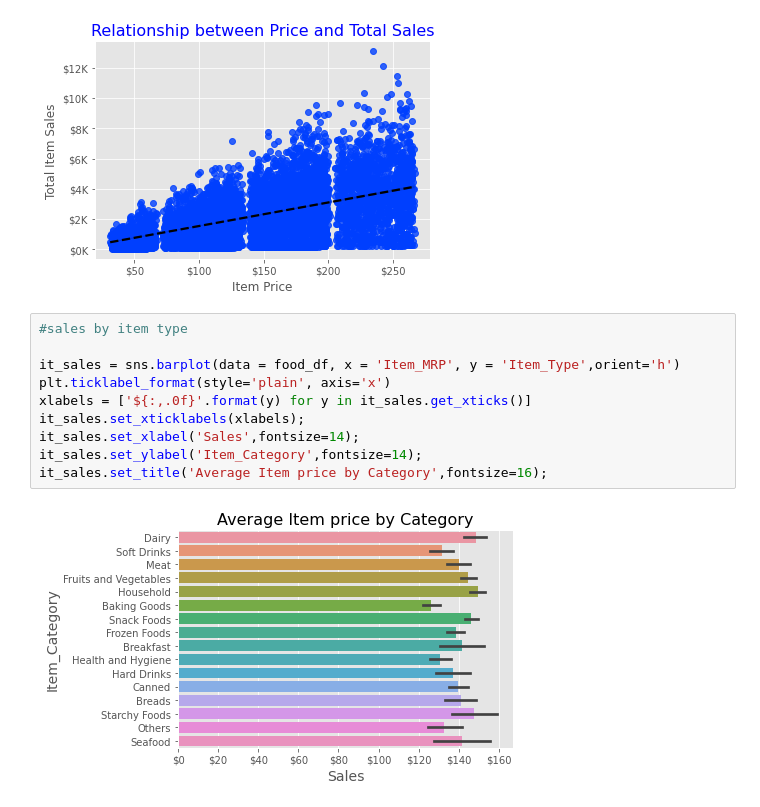
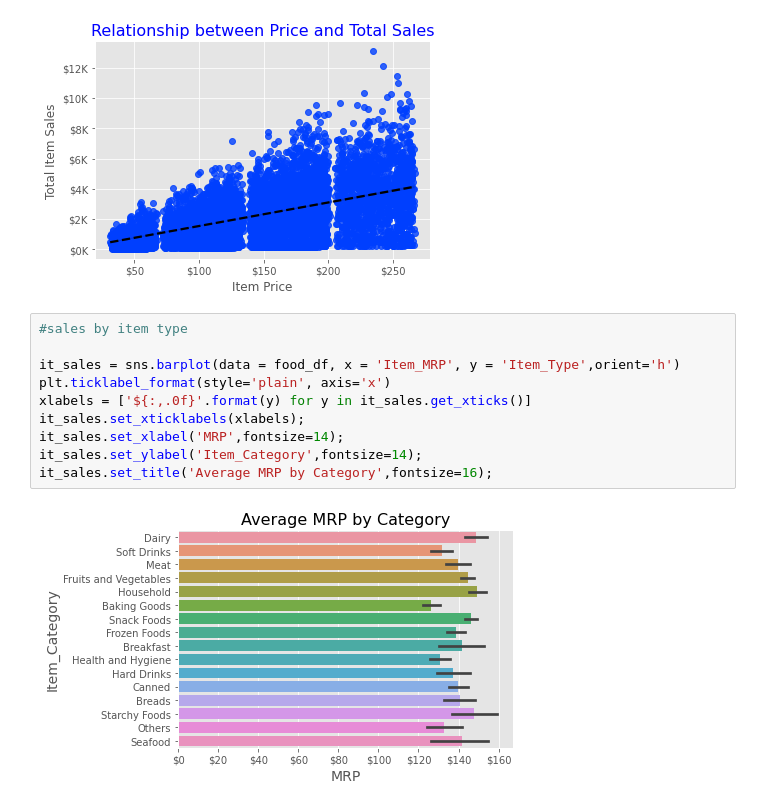
Before and after one commit to Richard-Shimada/food-sales-predictions, a Jupyter notebook: Project_1_Part_4_(Core)_RS.ipynb, the cells around one changed output. Saved outputs shown, nothing was run; the diff lists cells and outputs as text.

```diff
--- a/Project_1_Part_4_(Core)_RS.ipynb
+++ b/Project_1_Part_4_(Core)_RS.ipynb
@@ -37,12 +37,12 @@ reg.set_title('Relationship between Price and Total Sales',c='b',fontsize=16);
 # %%
 #sales by item type
 
 it_sales = sns.barplot(data = food_df, x = 'Item_MRP', y = 'Item_Type',orient='h')
 plt.ticklabel_format(style='plain', axis='x')
 xlabels = ['${:,.0f}'.format(y) for y in it_sales.get_xticks()]
 it_sales.set_xticklabels(xlabels);
-it_sales.set_xlabel('Sales',fontsize=14);
+it_sales.set_xlabel('MRP',fontsize=14);
 it_sales.set_ylabel('Item_Category',fontsize=14);
-it_sales.set_title('Average Item price by Category',fontsize=16);
+it_sales.set_title('Average MRP by Category',fontsize=16);
 # %% [output]
-[figure, old version]
+[figure, new version]
```
